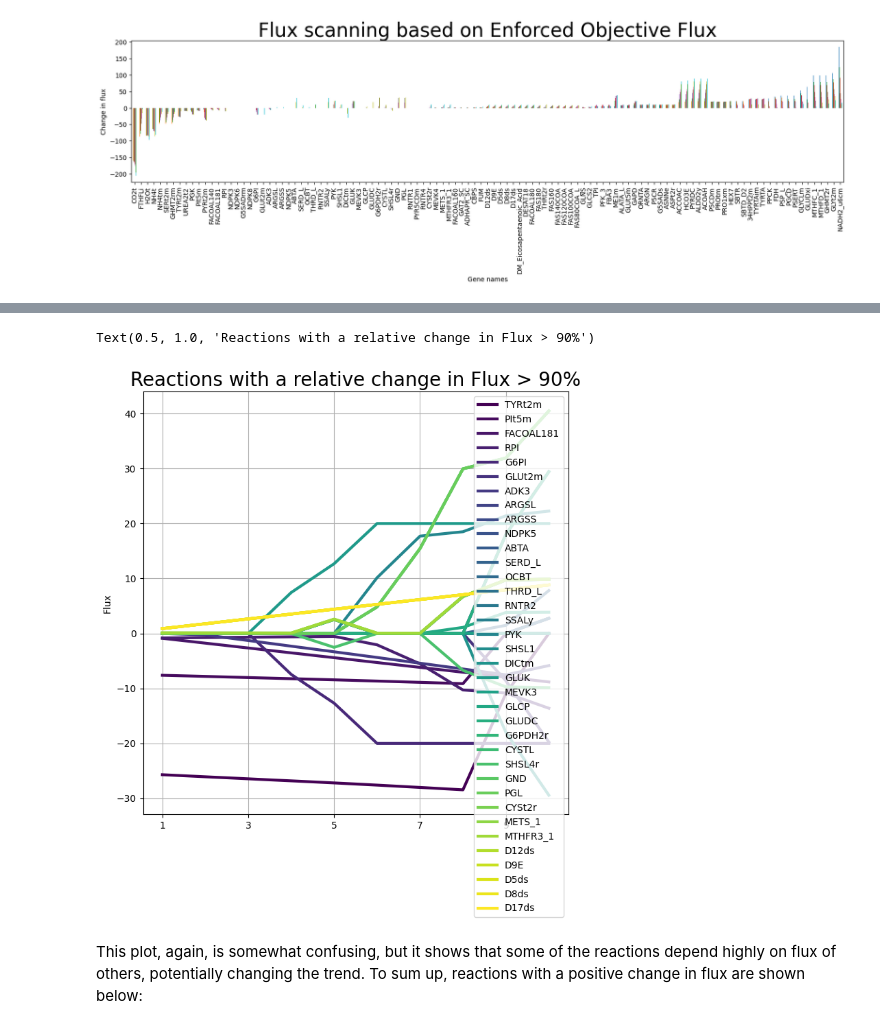
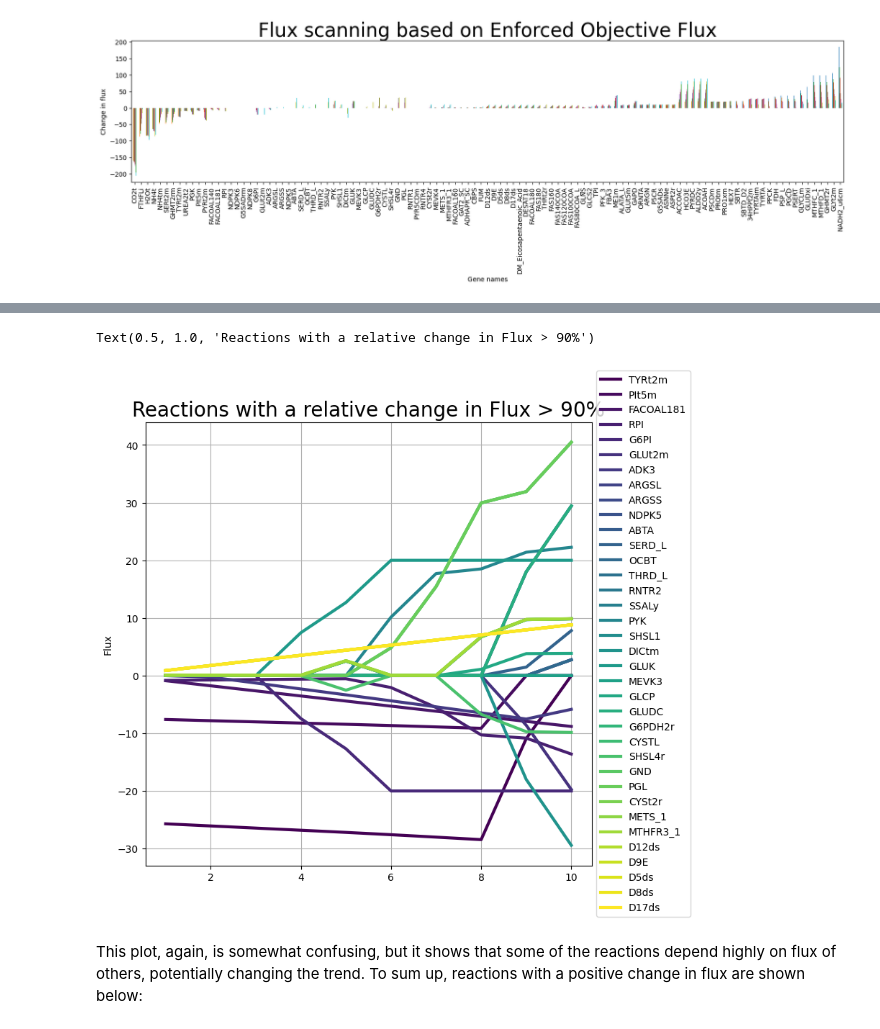
Before and after one commit to 27410/group-assingment-team-10, a Jupyter notebook: Analysis/Gene_prediction_targets.ipynb, the cells around one changed output, grey strips where cells are left out. Cells and saved outputs as stored; diff of their text form; code cells hidden in the pictures.

```diff
--- a/Analysis/Gene_prediction_targets.ipynb
+++ b/Analysis/Gene_prediction_targets.ipynb
@@ -131,11 +131,12 @@ target_reactions_df
 df = target_reactions_df.drop(labels='relative_change_in_flux', axis=1)
 # %%
 fig = df.T.plot(cmap="viridis",figsize=(8, 8), grid =True, linewidth=3);
+fig.legend(loc='center left', bbox_to_anchor=(1, 0.5))
 fig.set_ylabel('Flux')
 fig.set_title('Reactions with a relative change in Flux > 90%', size=20)
 # %% [output]
 Text(0.5, 1.0, 'Reactions with a relative change in Flux > 90%')
-[figure, old version]
+[figure, new version]
 # %% [markdown]
 This plot, again, is somewhat confusing, but it shows that some of the reactions depend highly on flux of others, potentially changing the trend. To sum up, reactions with a positive change in flux are shown below:
 # %%
```
Also changed, not shown: parts of 3 cells of this notebook, 1 other file.
